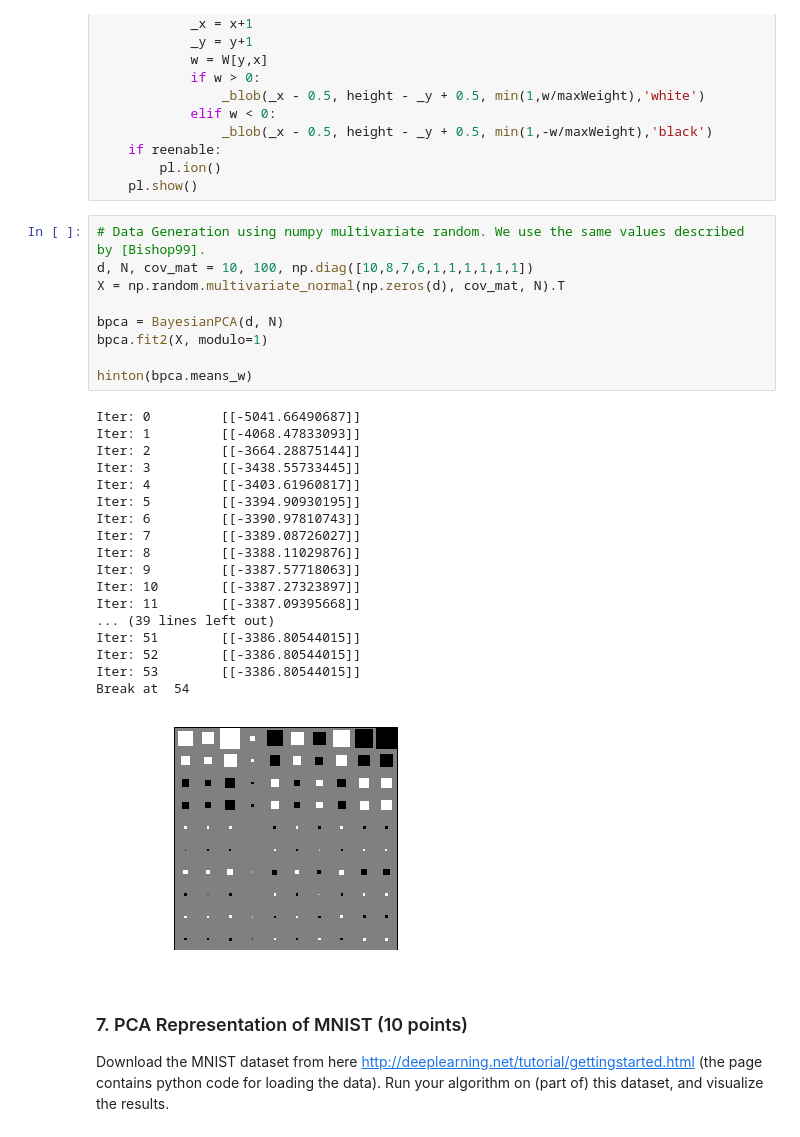
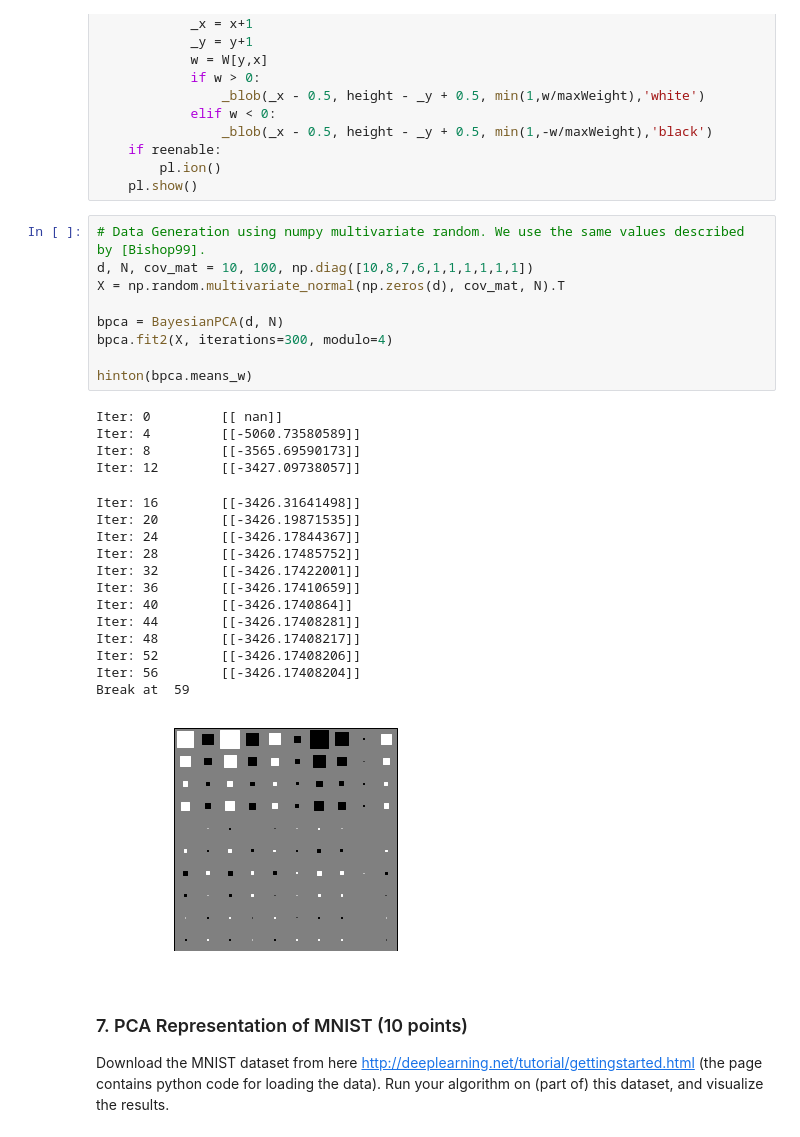
Before and after one commit to Vasileios-Charatsidis/machine-learning-2, a Jupyter notebook: lab3.ipynb, the cells around one changed output. Saved outputs shown, nothing was run; the diff lists cells and outputs as text.

```diff
--- a/lab3.ipynb
+++ b/lab3.ipynb
@@ -548,31 +541,30 @@ def hinton(W, maxWeight=None):
 # %%
 # Data Generation using numpy multivariate random. We use the same values described by [Bishop99].
 d, N, cov_mat = 10, 100, np.diag([10,8,7,6,1,1,1,1,1,1])
 X = np.random.multivariate_normal(np.zeros(d), cov_mat, N).T
 
 bpca = BayesianPCA(d, N)
-bpca.fit2(X, modulo=1)
+bpca.fit2(X, iterations=300, modulo=4)
 
 hinton(bpca.means_w)
 # %% [output]
-Iter: 0         [[-5041.66490687]]
-Iter: 1         [[-4068.47833093]]
-Iter: 2         [[-3664.28875144]]
-Iter: 3         [[-3438.55733445]]
-Iter: 4         [[-3403.61960817]]
-Iter: 5         [[-3394.90930195]]
-Iter: 6         [[-3390.97810743]]
-Iter: 7         [[-3389.08726027]]
-Iter: 8         [[-3388.11029876]]
-Iter: 9         [[-3387.57718063]]
-Iter: 10        [[-3387.27323897]]
-Iter: 11        [[-3387.09395668]]
-... (39 lines left out)
-Iter: 51        [[-3386.80544015]]
-Iter: 52        [[-3386.80544015]]
-Iter: 53        [[-3386.80544015]]
-Break at  54
+Iter: 0         [[ nan]]
+Iter: 4         [[-5060.73580589]]
+Iter: 8         [[-3565.69590173]]
+Iter: 12        [[-3427.09738057]]
+Iter: 16        [[-3426.31641498]]
+Iter: 20        [[-3426.19871535]]
+Iter: 24        [[-3426.17844367]]
+Iter: 28        [[-3426.17485752]]
+Iter: 32        [[-3426.17422001]]
+Iter: 36        [[-3426.17410659]]
+Iter: 40        [[-3426.1740864]]
+Iter: 44        [[-3426.17408281]]
+Iter: 48        [[-3426.17408217]]
+Iter: 52        [[-3426.17408206]]
+Iter: 56        [[-3426.17408204]]
+Break at  59
-[figure, old version]
+[figure, new version]
 # %% [markdown]
 ### 7. PCA Representation of MNIST (10 points)
 
```
Also changed, not shown: parts of 9 cells of this notebook.
